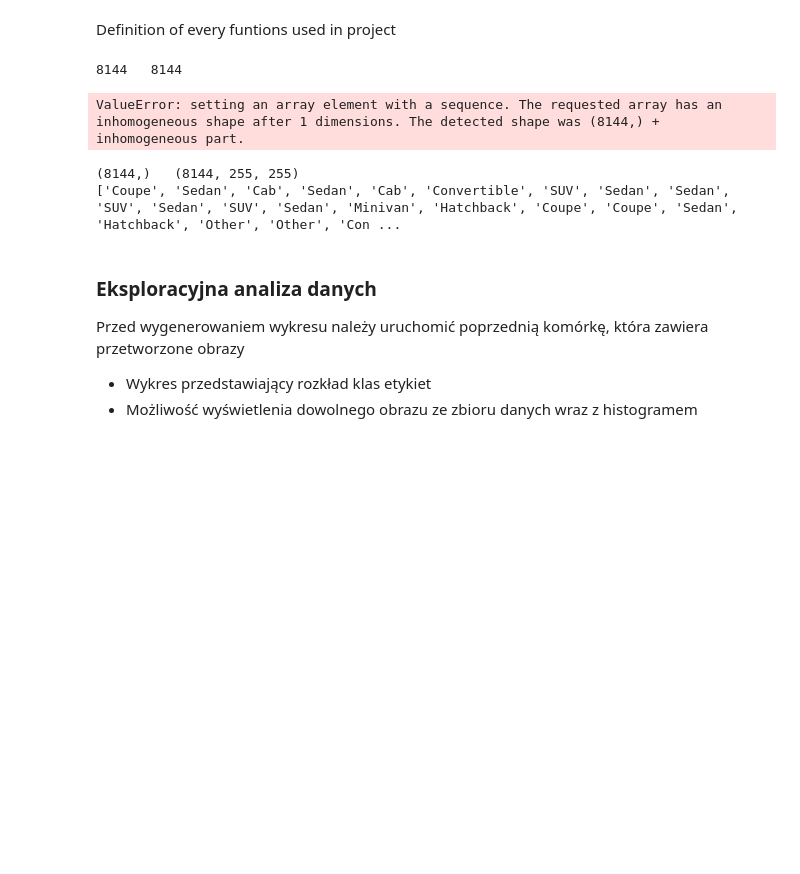
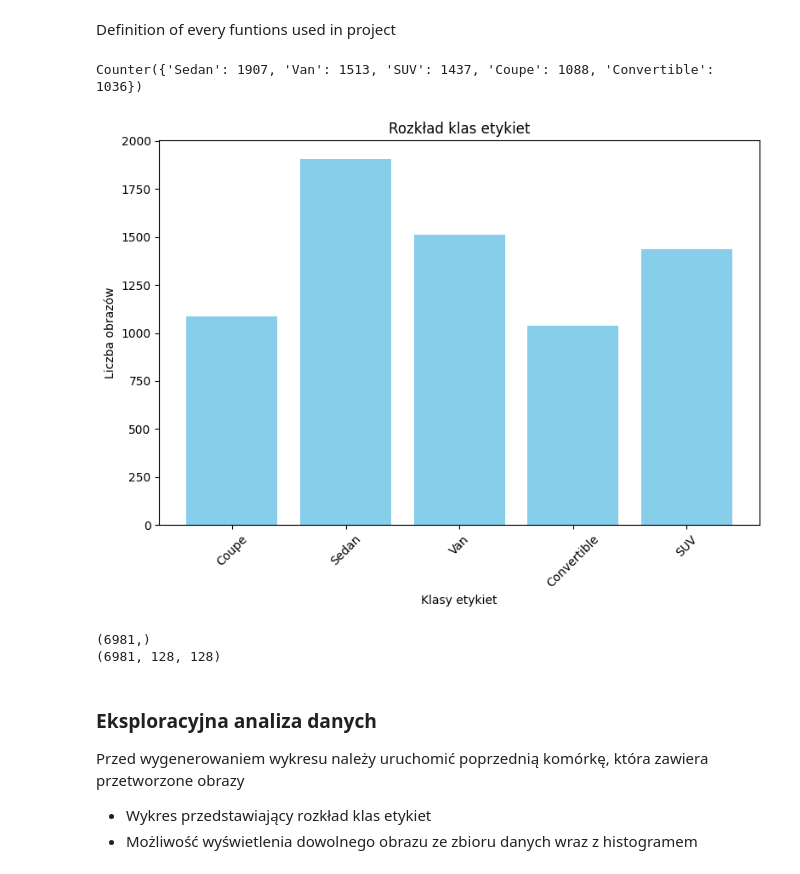
Before and after one commit to Czarkowski/ITML_Project, a Jupyter notebook: main.ipynb, the cells around one changed output. Saved outputs shown, nothing was run; the diff lists cells and outputs as text; code cells hidden in the pictures; blank space fills up the shorter version.

```diff
--- a/main.ipynb
+++ b/main.ipynb
@@ -305,10 +284,0 @@ labels_encoded = label_encoder.fit_transform(labels)
-# %%
-print(f'{labels_encoded.size}   {len(images)}')
-np_images = np.array(images)
-print(f'{labels_encoded.T.shape}   {np_images.T.shape}')
-
-concatenated_array = np.vstack((labels_encoded, np_images)).T
-print(f'{concatenated_array.shape}')
-# %% [output]
-8144   8144
-ValueError: setting an array element with a sequence. The requested array has an inhomogeneous shape after 1 dimensions. The detected shape was (8144,) + inhomogeneous part.
@@ -368,9 +285,16 @@ images = np.array(images_tab)
-# %%
-print(f'{labels_encoded.shape}   {images.shape}')
-print(labels_string)
-# %% [output]
-(8144,)   (8144, 255, 255)
-['Coupe', 'Sedan', 'Cab', 'Sedan', 'Cab', 'Convertible', 'SUV', 'Sedan', 'Sedan', 'SUV', 'Sedan', 'SUV', 'Sedan', 'Minivan', 'Hatchback', 'Coupe', 'Coupe', 'Sedan', 'Hatchback', 'Other', 'Other', 'Con ...
+# %%
+images, labels = loadImage('128x128')
+labelsPlot(labels)
+labels_encoded, labels_encoder = encodeLabel(labels)
+print(labels_encoded.shape)
+print(images.shape)
+imagesProc = preprocessImages(images)
+# X_train, X_test, y_train, y_test = splitData(imagesProc,labels_encoded)
+# %% [output]
+Counter({'Sedan': 1907, 'Van': 1513, 'SUV': 1437, 'Coupe': 1088, 'Convertible': 1036})
+[figure, added]
+(6981,)
+(6981, 128, 128)
 # %% [markdown]
 ### Eksploracyjna analiza danych
 Przed wygenerowaniem wykresu należy uruchomić poprzednią komórkę, która zawiera przetworzone obrazy
```
Also changed, not shown: parts of 25 cells of this notebook.
